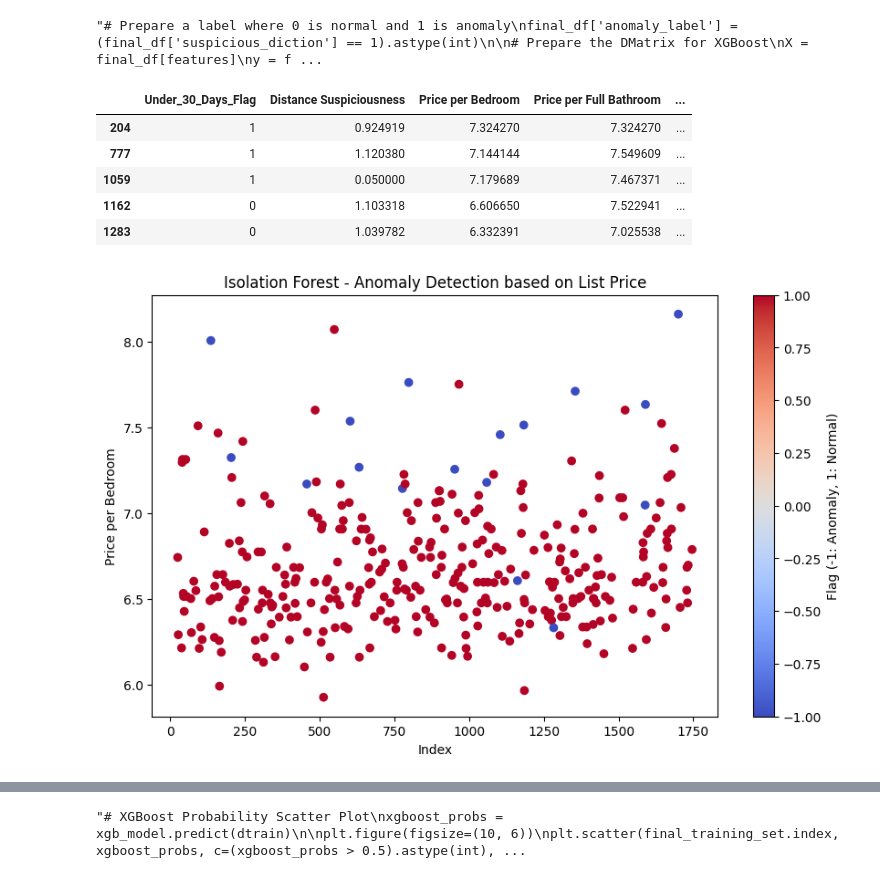
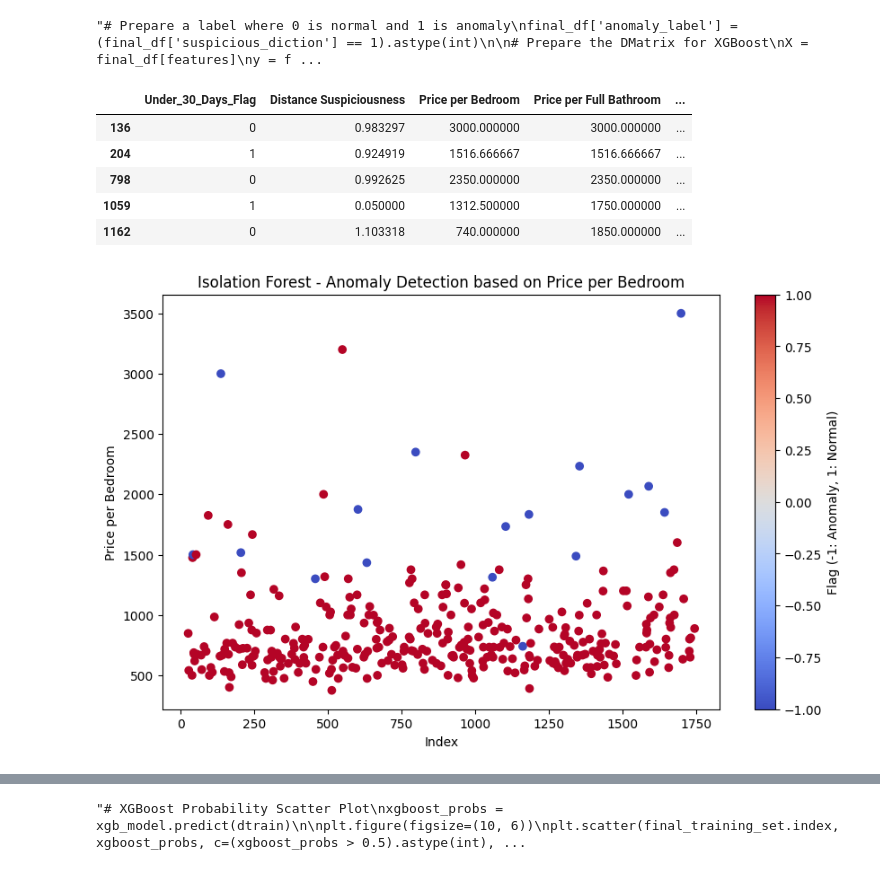
Before and after one commit to MikeMan161/2024-AI4Good-Hackathon, a Jupyter notebook: Apartment_Scam_Detection_Project.ipynb, the cells around one changed output, grey strips where cells are left out. Cells and saved outputs as stored; diff of their text form; code cells hidden in the pictures.

```diff
--- a/Apartment_Scam_Detection_Project.ipynb
+++ b/Apartment_Scam_Detection_Project.ipynb
@@ -521,14 +521,14 @@ df_price_metrics.head()'''
 df_price_metrics = pd.DataFrame()
 
 # Calculate price metrics using natural logarithm
-df_price_metrics['Price per Bedroom'] = np.log(cleaned_housing_data['List Price'] / cleaned_housing_data['Bedrooms Total'])
-df_price_metrics['Price per Full Bathroom'] = np.log(cleaned_housing_data['List Price'] / cleaned_housing_data['Bathrooms Full'])
-df_price_metrics['Price per Total Bathroom'] = np.log(cleaned_housing_data['List Price'] / cleaned_housing_data['Bathrooms Total'])
-df_price_metrics['Price per Story'] = np.log(cleaned_housing_data['List Price'] / cleaned_housing_data['Stories'])
-df_price_metrics['Price per Garage Space'] = np.log(cleaned_housing_data['List Price'] / cleaned_housing_data['Garage Spaces'])
-df_price_metrics['Price per Living Area'] = np.log(cleaned_housing_data['List Price'] / cleaned_housing_data['Living Area'])
-df_price_metrics['Price per Lot Size Acre'] = np.log(cleaned_housing_data['List Price'] / cleaned_housing_data['Lot Size Acres'])
-df_price_metrics['Price per Year Built'] = np.log(cleaned_housing_data['List Price'] / cleaned_housing_data['Year Built'])
+df_price_metrics['Price per Bedroom'] = cleaned_housing_data['List Price'] / cleaned_housing_data['Bedrooms Total']
+df_price_metrics['Price per Full Bathroom'] = cleaned_housing_data['List Price'] / cleaned_housing_data['Bathrooms Full']
+df_price_metrics['Price per Total Bathroom'] = cleaned_housing_data['List Price'] / cleaned_housing_data['Bathrooms Total']
+df_price_metrics['Price per Story'] = cleaned_housing_data['List Price'] / cleaned_housing_data['Stories']
+df_price_metrics['Price per Garage Space'] = cleaned_housing_data['List Price'] / cleaned_housing_data['Garage Spaces']
+df_price_metrics['Price per Living Area'] = cleaned_housing_data['List Price'] / cleaned_housing_data['Living Area']
+df_price_metrics['Price per Lot Size Acre'] = cleaned_housing_data['List Price'] / cleaned_housing_data['Lot Size Acres']
+df_price_metrics['Price per Year Built'] = cleaned_housing_data['List Price'] / cleaned_housing_data['Year Built']
 
 # Display the first few rows of the new dataframe
 df_price_metrics.head()
@@ -843,23 +843,23 @@ anomalies_all_models = final_df[final_df['flagged_by_all']]
 anomalies_all_models.head()
 # %% [output]
 |  | Under_30_Days_Flag | Distance Suspiciousness | Price per Bedroom | Price per Full Bathroom | ... |
-| 204 | 1 | 0.924919 | 7.324270 | 7.324270 | ... |
-| 777 | 1 | 1.120380 | 7.144144 | 7.549609 | ... |
-| 1059 | 1 | 0.050000 | 7.179689 | 7.467371 | ... |
-| 1162 | 0 | 1.103318 | 6.606650 | 7.522941 | ... |
-| 1283 | 0 | 1.039782 | 6.332391 | 7.025538 | ... |
+| 136 | 0 | 0.983297 | 3000.000000 | 3000.000000 | ... |
+| 204 | 1 | 0.924919 | 1516.666667 | 1516.666667 | ... |
+| 798 | 0 | 0.992625 | 2350.000000 | 2350.000000 | ... |
+| 1059 | 1 | 0.050000 | 1312.500000 | 1750.000000 | ... |
+| 1162 | 0 | 1.103318 | 740.000000 | 1850.000000 | ... |
 # %%
 # Isolation Forest Scatter Plot
 plt.figure(figsize=(10, 6))
 plt.scatter(final_df.index, final_df['Price per Bedroom'],
             c=final_df['isolation_forest_flag'], cmap='coolwarm', label='Anomaly Score')
-plt.title('Isolation Forest - Anomaly Detection based on List Price')
+plt.title('Isolation Forest - Anomaly Detection based on Price per Bedroom')
 plt.xlabel('Index')
 plt.ylabel('Price per Bedroom')
 plt.colorbar(label='Flag (-1: Anomaly, 1: Normal)')
 plt.show()
 # %% [output]
-[figure, old version]
+[figure, new version]
 # %%
 # LOF Scatter Plot
 plt.figure(figsize=(10, 6))
```
Also changed, not shown: parts of 15 cells of this notebook, 10 other files.
